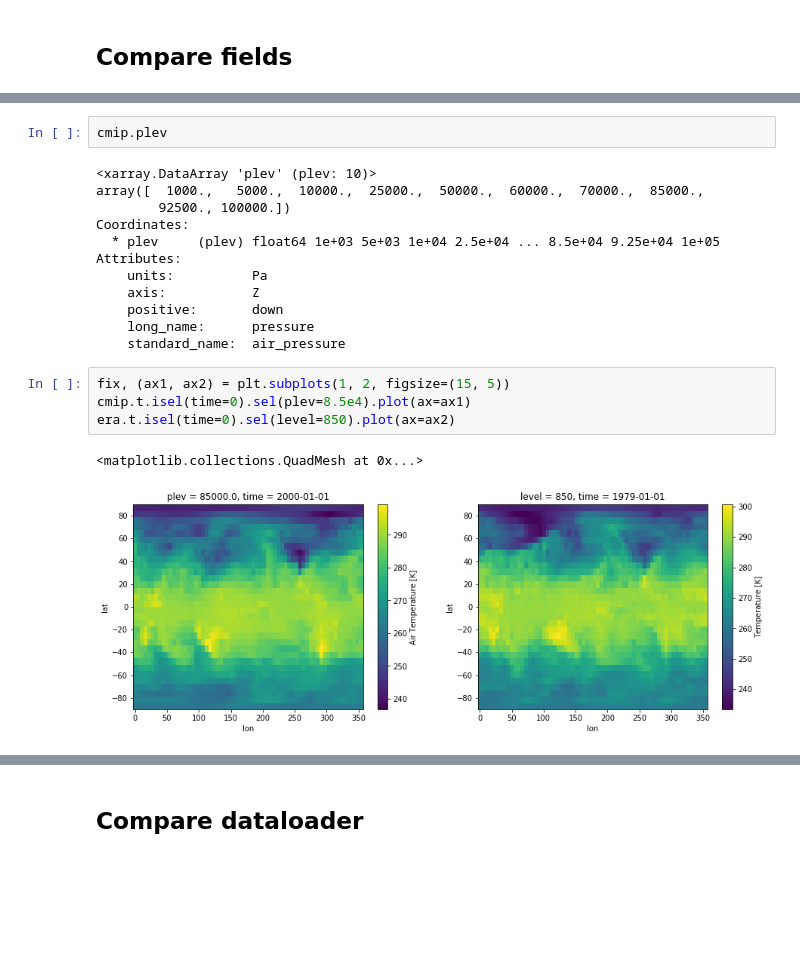
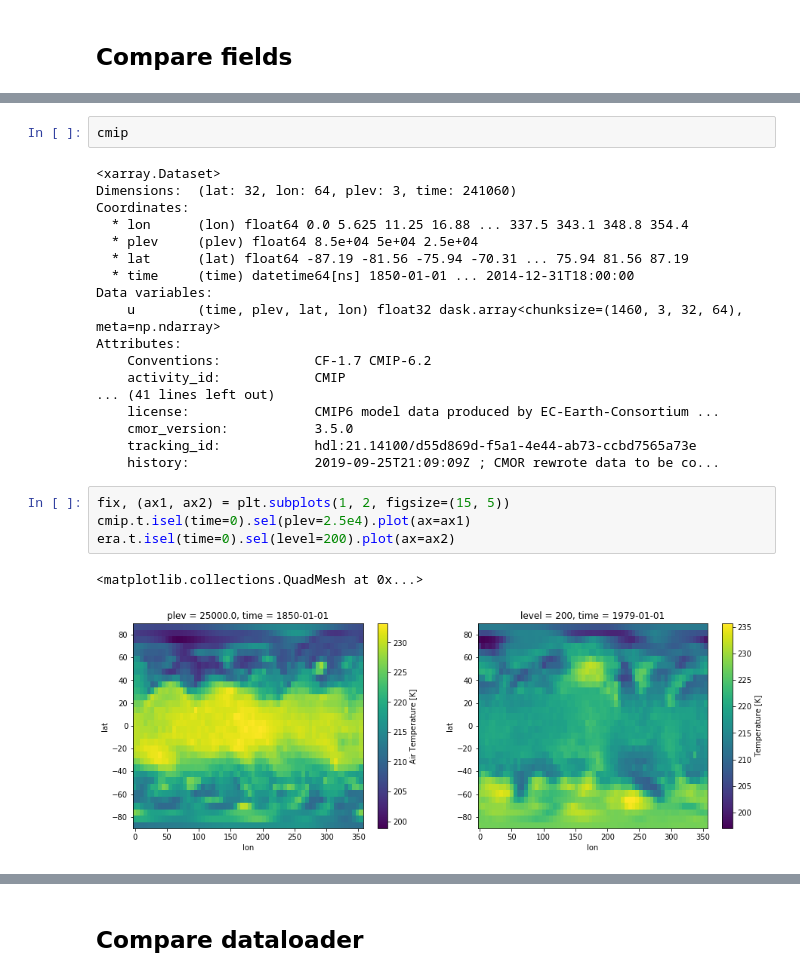
Before and after one commit to sagar-garg/WeatherBench, a Jupyter notebook: devlog/09-CMIP.ipynb, the cells around one changed output, grey strips where cells are left out. Drawn from its saved outputs; the diff is of its cells as text; blank space fills up the shorter version.

```diff
--- a/devlog/09-CMIP.ipynb
+++ b/devlog/09-CMIP.ipynb
@@ -30,23 +36,29 @@ on the order the datasets are supplied in future, please use the new
 open_mfdataset).
   from_openmfds=True,
 # %%
-cmip.plev
+cmip
 # %% [output]
-<xarray.DataArray 'plev' (plev: 10)>
-array([  1000.,   5000.,  10000.,  25000.,  50000.,  60000.,  70000.,  85000.,
-        92500., 100000.])
+<xarray.Dataset>
+Dimensions:  (lat: 32, lon: 64, plev: 3, time: 241060)
 Coordinates:
-  * plev     (plev) float64 1e+03 5e+03 1e+04 2.5e+04 ... 8.5e+04 9.25e+04 1e+05
+  * lon      (lon) float64 0.0 5.625 11.25 16.88 ... 337.5 343.1 348.8 354.4
+  * plev     (plev) float64 8.5e+04 5e+04 2.5e+04
+  * lat      (lat) float64 -87.19 -81.56 -75.94 -70.31 ... 75.94 81.56 87.19
+  * time     (time) datetime64[ns] 1850-01-01 ... 2014-12-31T18:00:00
+Data variables:
+    u        (time, plev, lat, lon) float32 dask.array<chunksize=(1460, 3, 32, 64), meta=np.ndarray>
 Attributes:
-    units:          Pa
-    axis:           Z
-    positive:       down
-    long_name:      pressure
-    standard_name:  air_pressure
+    Conventions:            CF-1.7 CMIP-6.2
+    activity_id:            CMIP
+... (41 lines left out)
+    license:                CMIP6 model data produced by EC-Earth-Consortium ...
+    cmor_version:           3.5.0
+    tracking_id:            hdl:21.14100/d55d869d-f5a1-4e44-ab73-ccbd7565a73e
+    history:                2019-09-25T21:09:09Z ; CMOR rewrote data to be co...
 # %%
 fix, (ax1, ax2) = plt.subplots(1, 2, figsize=(15, 5))
-cmip.t.isel(time=0).sel(plev=8.5e4).plot(ax=ax1)
-era.t.isel(time=0).sel(level=850).plot(ax=ax2)
+cmip.t.isel(time=0).sel(plev=2.5e4).plot(ax=ax1)
+era.t.isel(time=0).sel(level=200).plot(ax=ax2)
 # %% [output]
 <matplotlib.collections.QuadMesh at 0x...>
-[figure, old version]
+[figure, new version]
```
Also changed, not shown: parts of 27 cells of this notebook, 42 other files.
